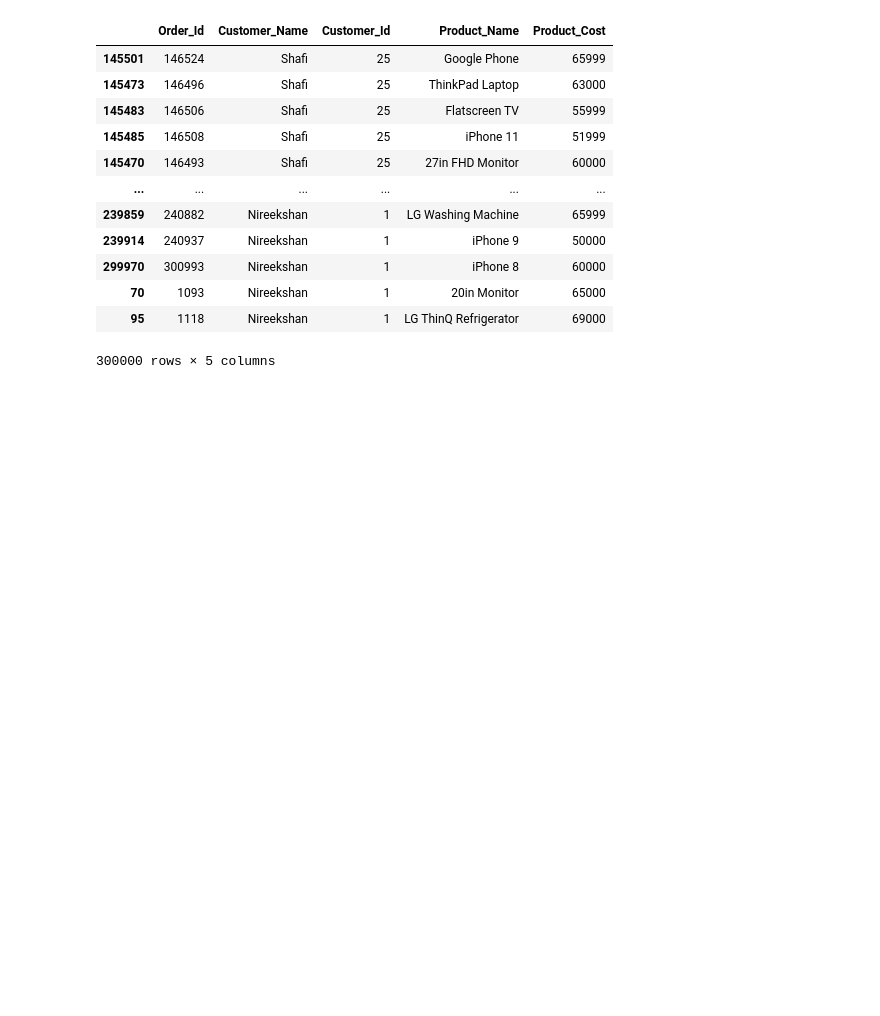
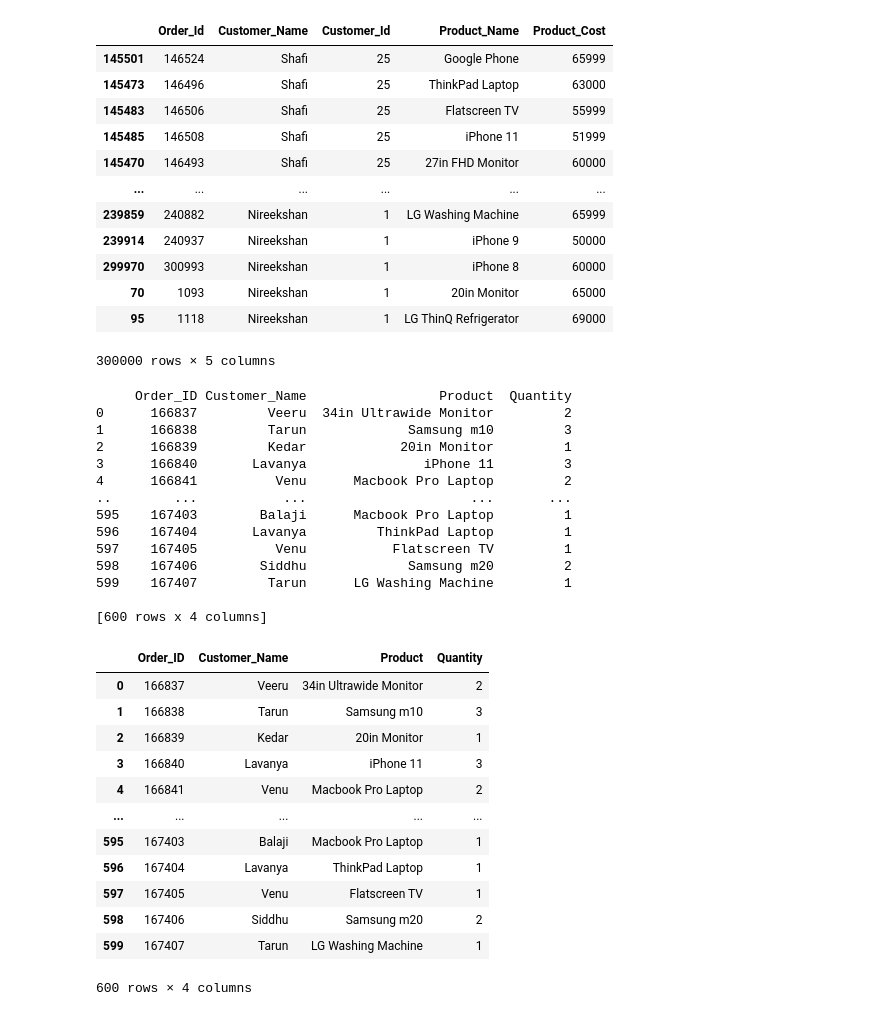
Before and after one commit to yash144-code/daily-python-work, a Jupyter notebook: data_science.ipynb, the cells around one changed output. Cells and saved outputs as stored; diff of their text form; code cells hidden in the pictures; blank space fills up the shorter version.

```diff
--- a/data_science.ipynb
+++ b/data_science.ipynb
@@ -4401,3 +4403,37 @@ display(df2)
 | 70 | 1093 | Nireekshan | 1 | 20in Monitor | 65000 |
 | 95 | 1118 | Nireekshan | 1 | LG ThinQ Refrigerator | 69000 |
 300000 rows × 5 columns
+# %%
+import pandas as pd
+
+df= pd.read_csv("sales1.csv")
+print(df)
+df
+# %% [output]
+     Order_ID Customer_Name                 Product  Quantity
+0      166837         Veeru  34in Ultrawide Monitor         2
+1      166838         Tarun             Samsung m10         3
+2      166839         Kedar            20in Monitor         1
+3      166840       Lavanya               iPhone 11         3
+4      166841          Venu      Macbook Pro Laptop         2
+..        ...           ...                     ...       ...
+595    167403        Balaji      Macbook Pro Laptop         1
+596    167404       Lavanya         ThinkPad Laptop         1
+597    167405          Venu           Flatscreen TV         1
+598    167406        Siddhu             Samsung m20         2
+599    167407         Tarun      LG Washing Machine         1
+
+[600 rows x 4 columns]
+|  | Order_ID | Customer_Name | Product | Quantity |
+| 0 | 166837 | Veeru | 34in Ultrawide Monitor | 2 |
+| 1 | 166838 | Tarun | Samsung m10 | 3 |
+| 2 | 166839 | Kedar | 20in Monitor | 1 |
+| 3 | 166840 | Lavanya | iPhone 11 | 3 |
+| 4 | 166841 | Venu | Macbook Pro Laptop | 2 |
+| ... | ... | ... | ... | ... |
+| 595 | 167403 | Balaji | Macbook Pro Laptop | 1 |
+| 596 | 167404 | Lavanya | ThinkPad Laptop | 1 |
+| 597 | 167405 | Venu | Flatscreen TV | 1 |
+| 598 | 167406 | Siddhu | Samsung m20 | 2 |
+| 599 | 167407 | Tarun | LG Washing Machine | 1 |
+600 rows × 4 columns
```
Also changed, not shown: parts of 20 cells of this notebook.
